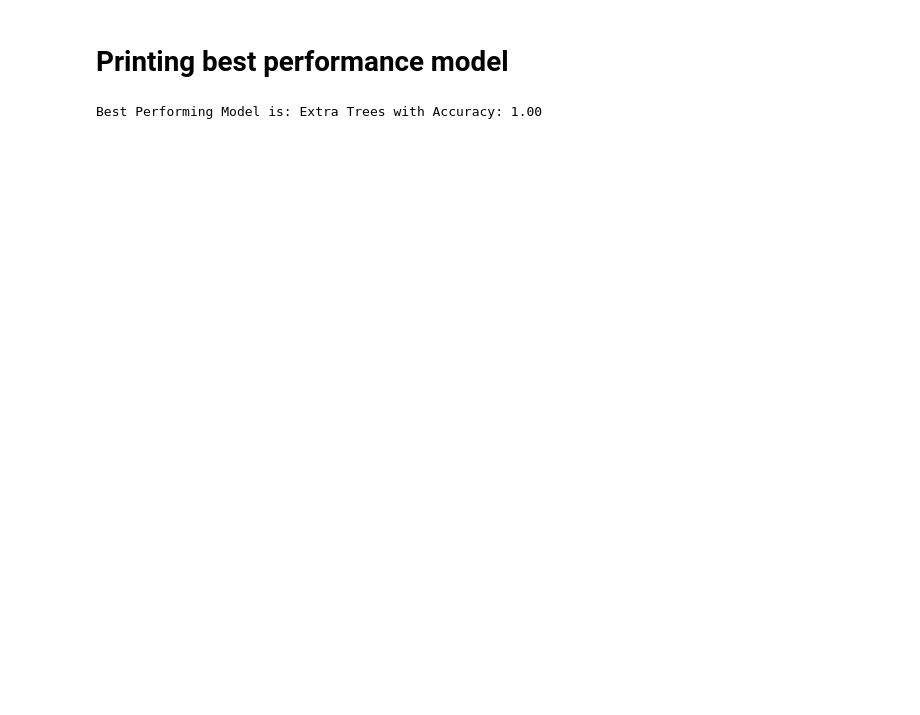
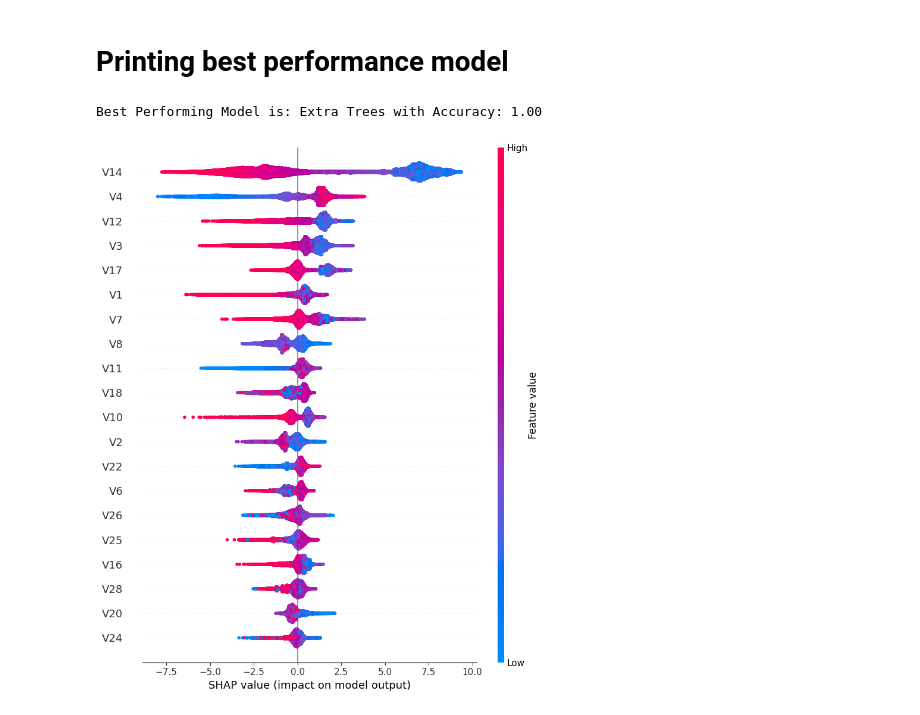
Before and after one commit to Fauzan555/Credit_card_fraud_detection, a Jupyter notebook: credit_card_fraud_detection.ipynb, the cells around one changed output. Saved outputs shown, nothing was run; the diff lists cells and outputs as text; code cells hidden in the pictures; blank space fills up the shorter version.

```diff
--- a/credit_card_fraud_detection.ipynb
+++ b/credit_card_fraud_detection.ipynb
@@ -246,3 +311,21 @@ best_model = max(results, key=results.get)
 print("\n\nBest Performing Model is:", best_model, "with Accuracy:", f"{results[best_model]:.2f}")
 # %% [output]
 Best Performing Model is: Extra Trees with Accuracy: 1.00
+# %%
+import shap
+import matplotlib.pyplot as plt
+
+# Select one model for SHAP analysis — here we use XGBoost as an example
+model = models["XGBoost"]
+
+# For tree-based models, use TreeExplainer
+explainer = shap.Explainer(model)
+
+# Calculate SHAP values for a sample of the test set
+# Use X_test_scaled if XGBoost was trained on scaled data
+shap_values = explainer(X_test_scaled)
+
+# Summary plot (global feature importance)
+shap.summary_plot(shap_values, X_test_scaled, feature_names=X.columns)
+# %% [output]
+[figure, added]
```
Also changed, not shown: parts of 16 cells of this notebook.
